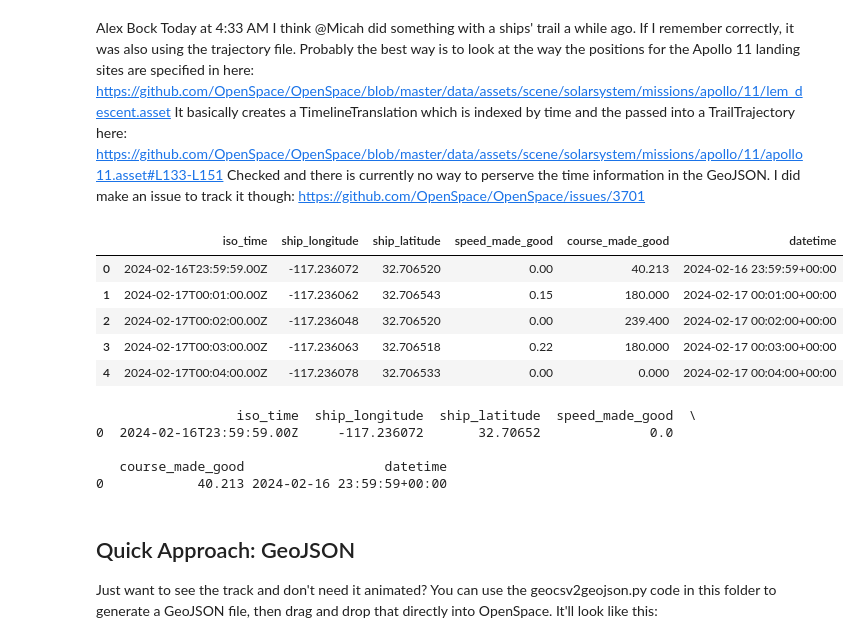
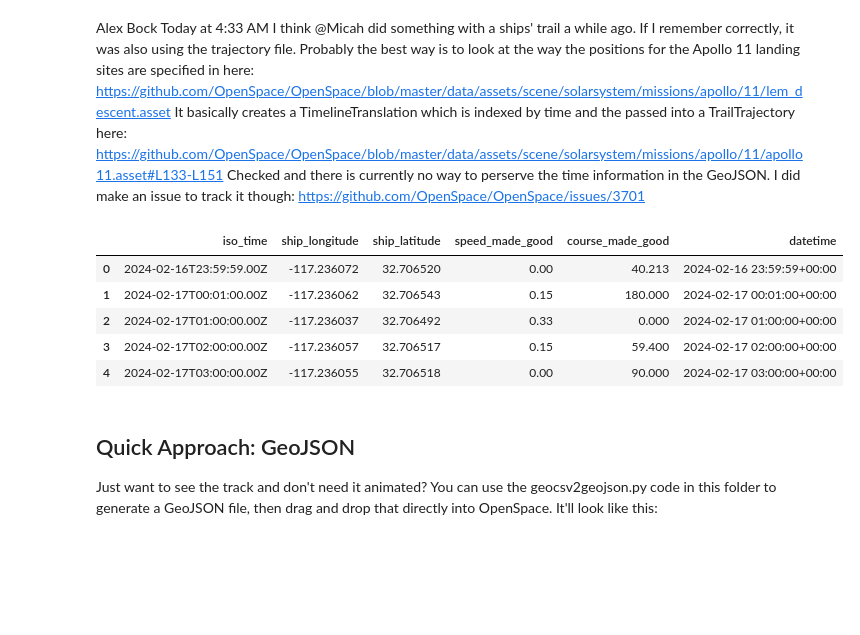
Before and after one commit to KCollins/openspace-rvdata, a Jupyter notebook: Asset Notes.ipynb, the cells around one changed output. Drawn from its saved outputs; the diff is of its cells as text; code cells hidden in the pictures; blank space fills up the shorter version.

Commit message:
Fixed it so the code actually, y'know, changes the dataframe...

```diff
--- a/Asset Notes.ipynb
+++ b/Asset Notes.ipynb
@@ -8,28 +8,20 @@ Checked and there is currently no way to perserve the time information in the Ge
 # %%
 import pandas as pd
 from datetime import datetime as dt
 df = pd.read_csv("RR2402_1min.geoCSV", comment = '#')
 from datetime import datetime as dt
 df['datetime'] = pd.to_datetime(df['iso_time'])
 df.index = df['datetime']
-df.resample("60min")
+df = df.resample("60min").first()
 df = df.reset_index(drop=True)
 df.head()
 # %% [output]
 |  | iso_time | ship_longitude | ship_latitude | speed_made_good | course_made_good | datetime |
 | 0 | 2024-02-16T23:59:59.00Z | -117.236072 | 32.706520 | 0.00 | 40.213 | 2024-02-16 23:59:59+00:00 |
 | 1 | 2024-02-17T00:01:00.00Z | -117.236062 | 32.706543 | 0.15 | 180.000 | 2024-02-17 00:01:00+00:00 |
-| 2 | 2024-02-17T00:02:00.00Z | -117.236048 | 32.706520 | 0.00 | 239.400 | 2024-02-17 00:02:00+00:00 |
-| 3 | 2024-02-17T00:03:00.00Z | -117.236063 | 32.706518 | 0.22 | 180.000 | 2024-02-17 00:03:00+00:00 |
-| 4 | 2024-02-17T00:04:00.00Z | -117.236078 | 32.706533 | 0.00 | 0.000 | 2024-02-17 00:04:00+00:00 |
+| 2 | 2024-02-17T01:00:00.00Z | -117.236037 | 32.706492 | 0.33 | 0.000 | 2024-02-17 01:00:00+00:00 |
+| 3 | 2024-02-17T02:00:00.00Z | -117.236057 | 32.706517 | 0.15 | 59.400 | 2024-02-17 02:00:00+00:00 |
+| 4 | 2024-02-17T03:00:00.00Z | -117.236055 | 32.706518 | 0.00 | 90.000 | 2024-02-17 03:00:00+00:00 |
-# %%
-print(df.head(1))
-# %% [output]
-                  iso_time  ship_longitude  ship_latitude  speed_made_good  \
-0  2024-02-16T23:59:59.00Z     -117.236072       32.70652              0.0
-
-   course_made_good                  datetime
-0            40.213 2024-02-16 23:59:59+00:00
 # %% [markdown]
 ## Quick Approach: GeoJSON
 Just want to see the track and don't need it animated? You can use the geocsv2geojson.py code in this folder to generate a GeoJSON file, then drag and drop that directly into OpenSpace. It'll look like this:
```
Also changed, not shown: parts of 1 cell of this notebook, 1 other file.
